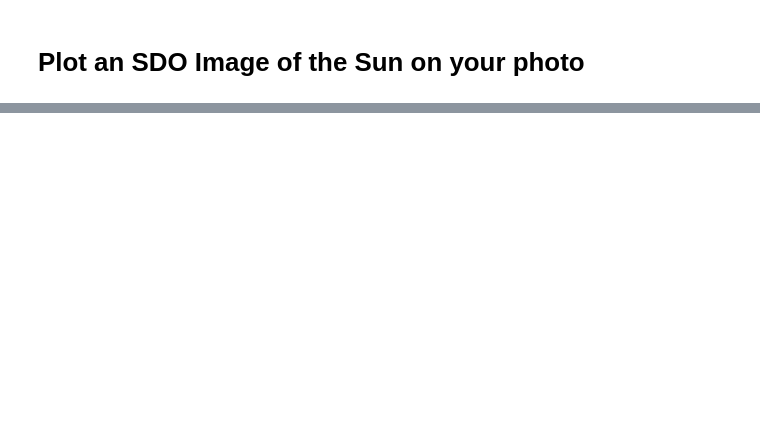
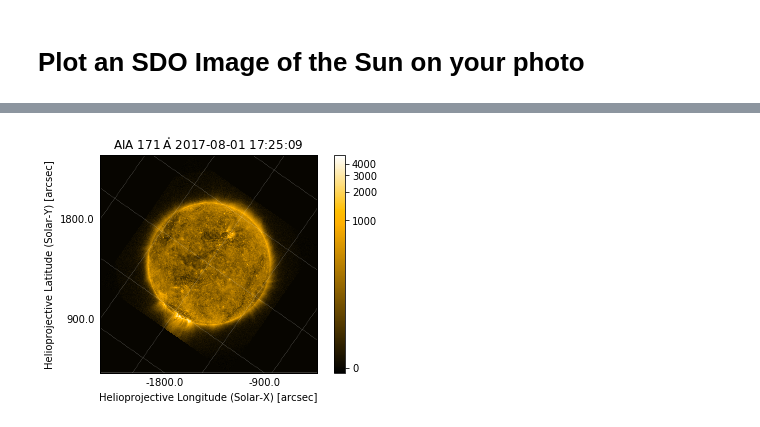
Before and after one commit to sunpy/solar-eclipse, a Jupyter notebook: notebooks/Processing your Eclipse Photo with SunPy.ipynb, the cells around one changed output, grey strips where cells are left out. Saved outputs shown, nothing was run; the diff lists cells and outputs as text; code cells hidden in the pictures; blank space fills up the shorter version.

```diff
--- a/notebooks/Processing your Eclipse Photo with SunPy.ipynb
+++ b/notebooks/Processing your Eclipse Photo with SunPy.ipynb
@@ -391,2 +395,17 @@ plt.show()
 # %% [markdown]
 # Plot an SDO Image of the Sun on your photo
+# %%
+# Flag the area that is the eclipsed disk of the Sun.  This area will be flagged as transparent
+imy = np.arange(-im_cx.value, im.shape[0]-im_cx.value)
+imx = np.arange(-im_cy.value, im.shape[1]-im_cy.value)
+xx, yy = np.meshgrid(imx, imy)
+r = np.sqrt(xx ** 2 + yy ** 2)
+im_min = im.min()
+im[r < radius] = im_min-1
+m2 = sunpy.map.Map((im, header))
+
+from sunpy.net import Fido, attrs as a
+# Replace the time below with the time in UT of the eclipse at your location
+t = a.Time('2017-08-01 17:25:00', "2017-08-01 17:26:00")
+aia_result = Fido.search(t, a.Instrument('AIA'), a.Wavelength(171*u.Angstrom))
+files = Fido.fetch(aia_result)
@@ -392,0 +415,3 @@ plt.show()
+# %%
+aia_map = sunpy.map.Map(files[0])
+aia_map.peek()
@@ -392,0 +420,7 @@ plt.show()
+# %%
+# rotate the map so that solar north of AIA and the eclipse image are pointed in the same direction
+aia_map2 = aia_map.rotate(-m.meta['crota2']* u.deg)
+# %%
+aia_map2.peek()
+# %% [output]
+[figure, added]
```
Also changed, not shown: parts of 13 cells of this notebook.
